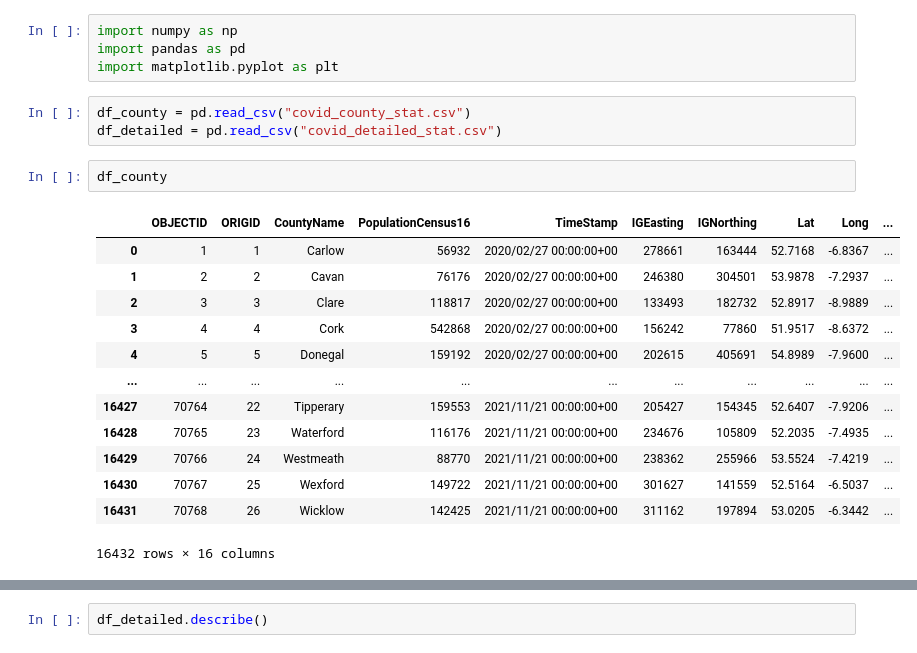
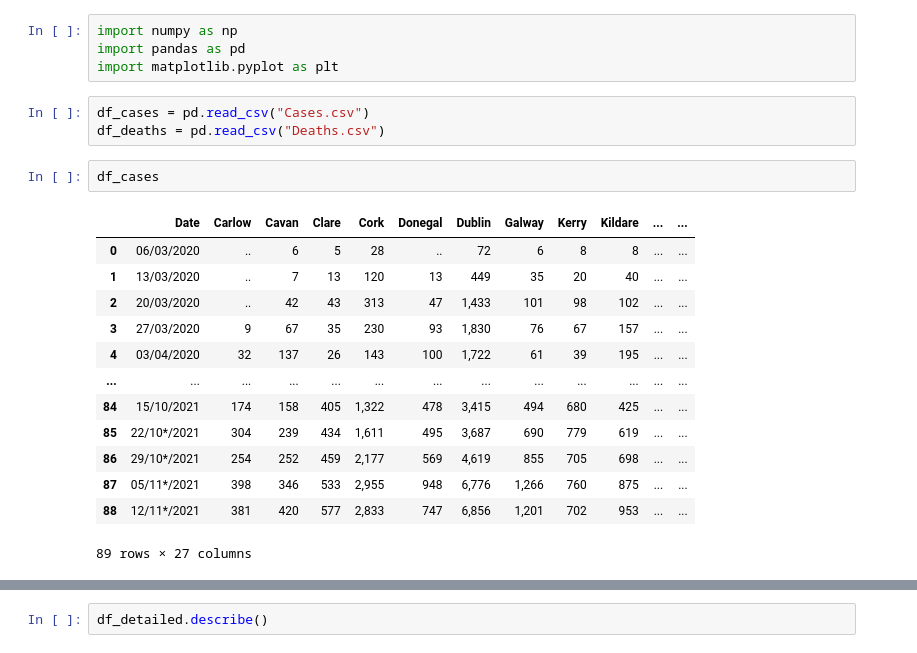
Before and after one commit to pratush07/Covid-Outbreak, a Jupyter notebook: CovidAnalysis.ipynb, the cells around one changed output, grey strips where cells are left out. Cells and saved outputs as stored; diff of their text form.

```diff
--- a/CovidAnalysis.ipynb
+++ b/CovidAnalysis.ipynb
@@ -3,21 +3,21 @@ import numpy as np
 import pandas as pd
 import matplotlib.pyplot as plt
 # %%
-df_county = pd.read_csv("covid_county_stat.csv")
-df_detailed = pd.read_csv("covid_detailed_stat.csv")
+df_cases = pd.read_csv("Cases.csv")
+df_deaths = pd.read_csv("Deaths.csv")
 # %%
-df_county
+df_cases
 # %% [output]
-|  | OBJECTID | ORIGID | CountyName | PopulationCensus16 | TimeStamp | IGEasting | IGNorthing | Lat | Long | ... |
-| 0 | 1 | 1 | Carlow | 56932 | 2020/02/27 00:00:00+00 | 278661 | 163444 | 52.7168 | -6.8367 | ... |
-| 1 | 2 | 2 | Cavan | 76176 | 2020/02/27 00:00:00+00 | 246380 | 304501 | 53.9878 | -7.2937 | ... |
-| 2 | 3 | 3 | Clare | 118817 | 2020/02/27 00:00:00+00 | 133493 | 182732 | 52.8917 | -8.9889 | ... |
-| 3 | 4 | 4 | Cork | 542868 | 2020/02/27 00:00:00+00 | 156242 | 77860 | 51.9517 | -8.6372 | ... |
-| 4 | 5 | 5 | Donegal | 159192 | 2020/02/27 00:00:00+00 | 202615 | 405691 | 54.8989 | -7.9600 | ... |
-| ... | ... | ... | ... | ... | ... | ... | ... | ... | ... | ... |
-| 16427 | 70764 | 22 | Tipperary | 159553 | 2021/11/21 00:00:00+00 | 205427 | 154345 | 52.6407 | -7.9206 | ... |
-| 16428 | 70765 | 23 | Waterford | 116176 | 2021/11/21 00:00:00+00 | 234676 | 105809 | 52.2035 | -7.4935 | ... |
-| 16429 | 70766 | 24 | Westmeath | 88770 | 2021/11/21 00:00:00+00 | 238362 | 255966 | 53.5524 | -7.4219 | ... |
-| 16430 | 70767 | 25 | Wexford | 149722 | 2021/11/21 00:00:00+00 | 301627 | 141559 | 52.5164 | -6.5037 | ... |
-| 16431 | 70768 | 26 | Wicklow | 142425 | 2021/11/21 00:00:00+00 | 311162 | 197894 | 53.0205 | -6.3442 | ... |
+|  | Date | Carlow | Cavan | Clare | Cork | Donegal | Dublin | Galway | Kerry | Kildare | ... | ... |
+| 0 | 06/03/2020 | .. | 6 | 5 | 28 | .. | 72 | 6 | 8 | 8 | ... | ... |
+| 1 | 13/03/2020 | .. | 7 | 13 | 120 | 13 | 449 | 35 | 20 | 40 | ... | ... |
+| 2 | 20/03/2020 | .. | 42 | 43 | 313 | 47 | 1,433 | 101 | 98 | 102 | ... | ... |
+| 3 | 27/03/2020 | 9 | 67 | 35 | 230 | 93 | 1,830 | 76 | 67 | 157 | ... | ... |
+| 4 | 03/04/2020 | 32 | 137 | 26 | 143 | 100 | 1,722 | 61 | 39 | 195 | ... | ... |
+| ... | ... | ... | ... | ... | ... | ... | ... | ... | ... | ... | ... | ... |
+| 84 | 15/10/2021 | 174 | 158 | 405 | 1,322 | 478 | 3,415 | 494 | 680 | 425 | ... | ... |
+| 85 | 22/10*/2021 | 304 | 239 | 434 | 1,611 | 495 | 3,687 | 690 | 779 | 619 | ... | ... |
+| 86 | 29/10*/2021 | 254 | 252 | 459 | 2,177 | 569 | 4,619 | 855 | 705 | 698 | ... | ... |
+| 87 | 05/11*/2021 | 398 | 346 | 533 | 2,955 | 948 | 6,776 | 1,266 | 760 | 875 | ... | ... |
+| 88 | 12/11*/2021 | 381 | 420 | 577 | 2,833 | 747 | 6,856 | 1,201 | 702 | 953 | ... | ... |
-16432 rows × 16 columns
+89 rows × 27 columns
```
Also changed, not shown: parts of 3 cells of this notebook, 2 other files.
